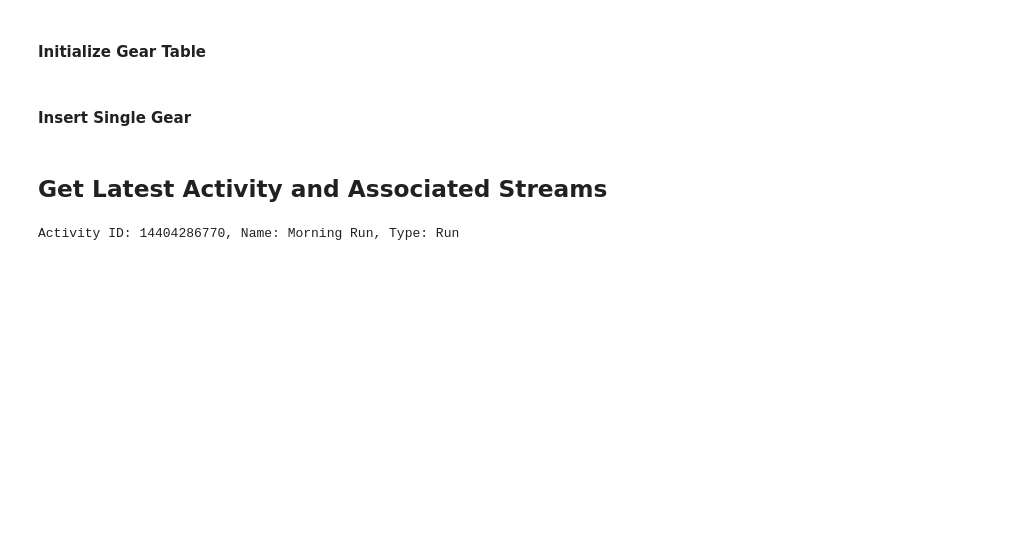
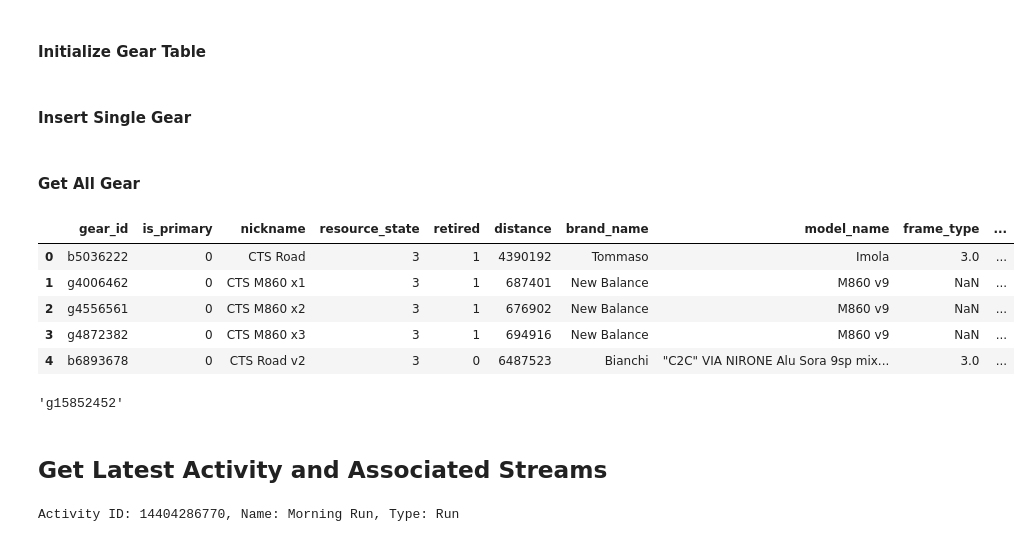
Before and after one commit to FueledByOat/RunningHub, a Jupyter notebook: dev.ipynb, the cells around one changed output. Cells and saved outputs as stored; diff of their text form; code cells hidden in the pictures; blank space fills up the shorter version.

Commit message:
Strava refresh code WORKED

```diff
--- a/dev.ipynb
+++ b/dev.ipynb
@@ -31,0 +36,2 @@ DB_PATH = 'strava_data.db'
+# %%
+DB_PATH = 'strava_data.db'
@@ -873,3 +1062,27 @@ def insert_single_gear(gear):
 
     conn.commit()
     conn.close()
+# %% [markdown]
+#### Get All Gear
+# %%
+def get_all_gear(db_path):
+    """Count how many activities were imported today based on the full ISO 8601 import_date timestamp."""
+    conn = sqlite3.connect(db_path)
+    df = pd.read_sql_query(
+        """
+        SELECT *
+        FROM gear
+        limit 5
+    """,
+        conn
+    )
+    return df
+# %%
+get_all_gear(DB_PATH)
+# %% [output]
+|  | gear_id | is_primary | nickname | resource_state | retired | distance | brand_name | model_name | frame_type | ... |
+| 0 | b5036222 | 0 | CTS Road | 3 | 1 | 4390192 | Tommaso | Imola | 3.0 | ... |
+| 1 | g4006462 | 0 | CTS M860 x1 | 3 | 1 | 687401 | New Balance | M860 v9 | NaN | ... |
+| 2 | g4556561 | 0 | CTS M860 x2 | 3 | 1 | 676902 | New Balance | M860 v9 | NaN | ... |
+| 3 | g4872382 | 0 | CTS M860 x3 | 3 | 1 | 694916 | New Balance | M860 v9 | NaN | ... |
+| 4 | b6893678 | 0 | CTS Road v2 | 3 | 0 | 6487523 | Bianchi | "C2C" VIA NIRONE Alu Sora 9sp mix... | 3.0 | ... |
@@ -876,3 +1105,7 @@ def insert_single_gear(gear):
+# %%
+get_gearid_for_specific_activity(DB_PATH, 14436191500)
+# %% [output]
+'g15852452'
 # %% [markdown]
 ## Get Latest Activity and Associated Streams
 # %%
```
Also changed, not shown: parts of 46 cells of this notebook, 9 other files.
